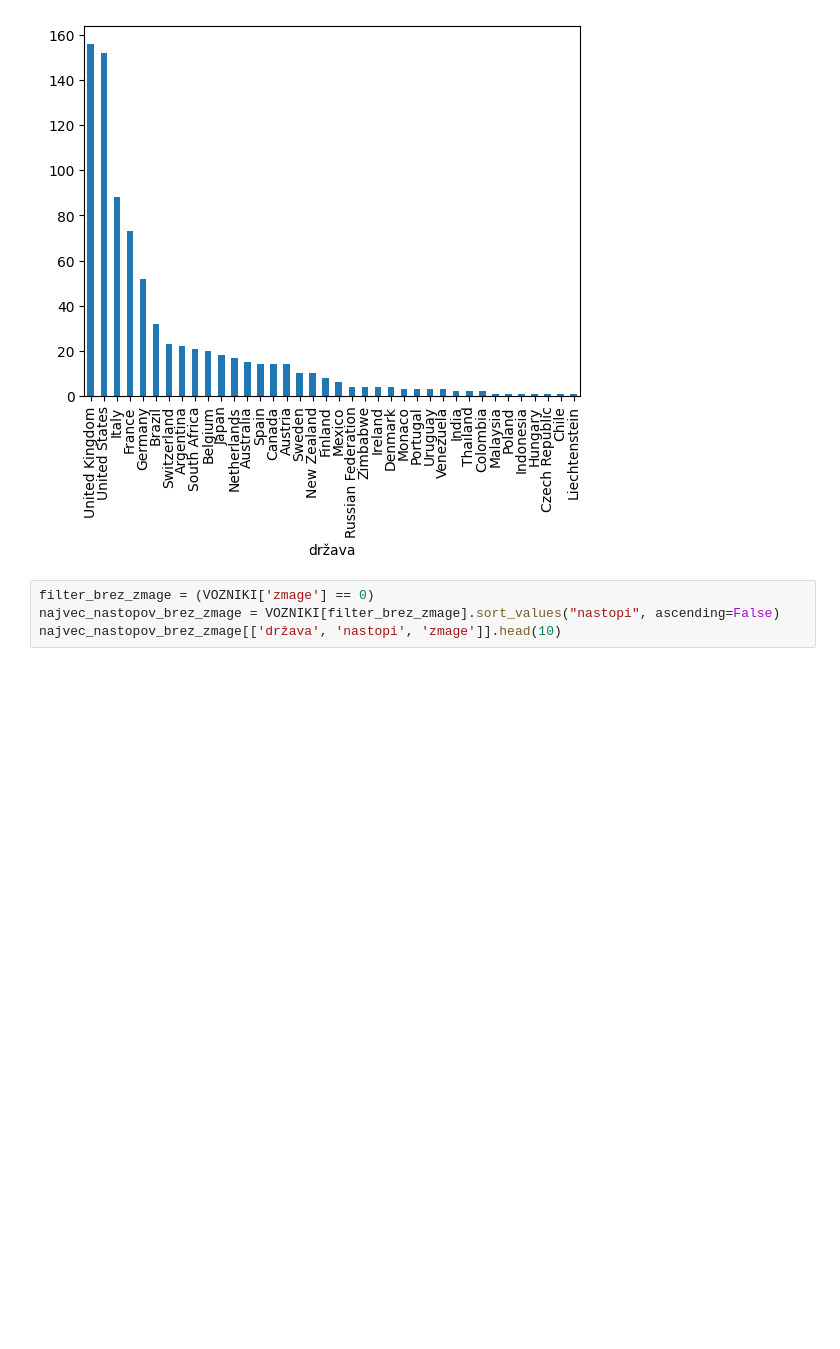
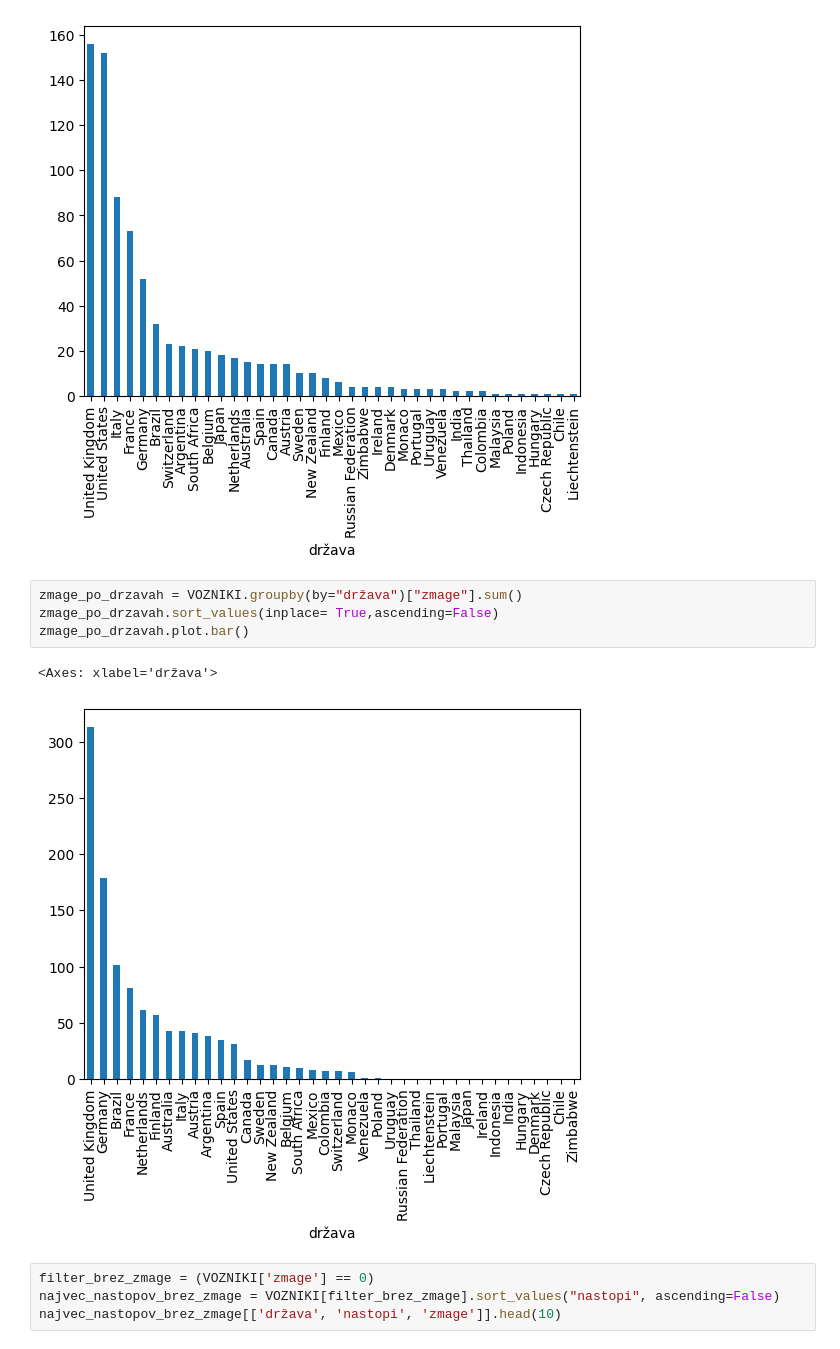
Before and after one commit to ZigaObradovic/F1_Vozniki, a Jupyter notebook: analiza_voznikov.ipynb, the cells around one changed output. Saved outputs shown, nothing was run; the diff lists cells and outputs as text; blank space fills up the shorter version.

```diff
--- a/analiza_voznikov.ipynb
+++ b/analiza_voznikov.ipynb
@@ -34,6 +35,13 @@ stevilo_voznikov_po_drzavah.plot.bar()
 # %% [output]
 <Axes: xlabel='država'>
 [figure]
+# %%
+zmage_po_drzavah = VOZNIKI.groupby(by="država")["zmage"].sum()
+zmage_po_drzavah.sort_values(inplace= True,ascending=False)
+zmage_po_drzavah.plot.bar()
+# %% [output]
+<Axes: xlabel='država'>
+[figure, added]
 # %%
 filter_brez_zmage = (VOZNIKI['zmage'] == 0)
 najvec_nastopov_brez_zmage = VOZNIKI[filter_brez_zmage].sort_values("nastopi", ascending=False)
```
Also changed, not shown: parts of 9 cells of this notebook.
